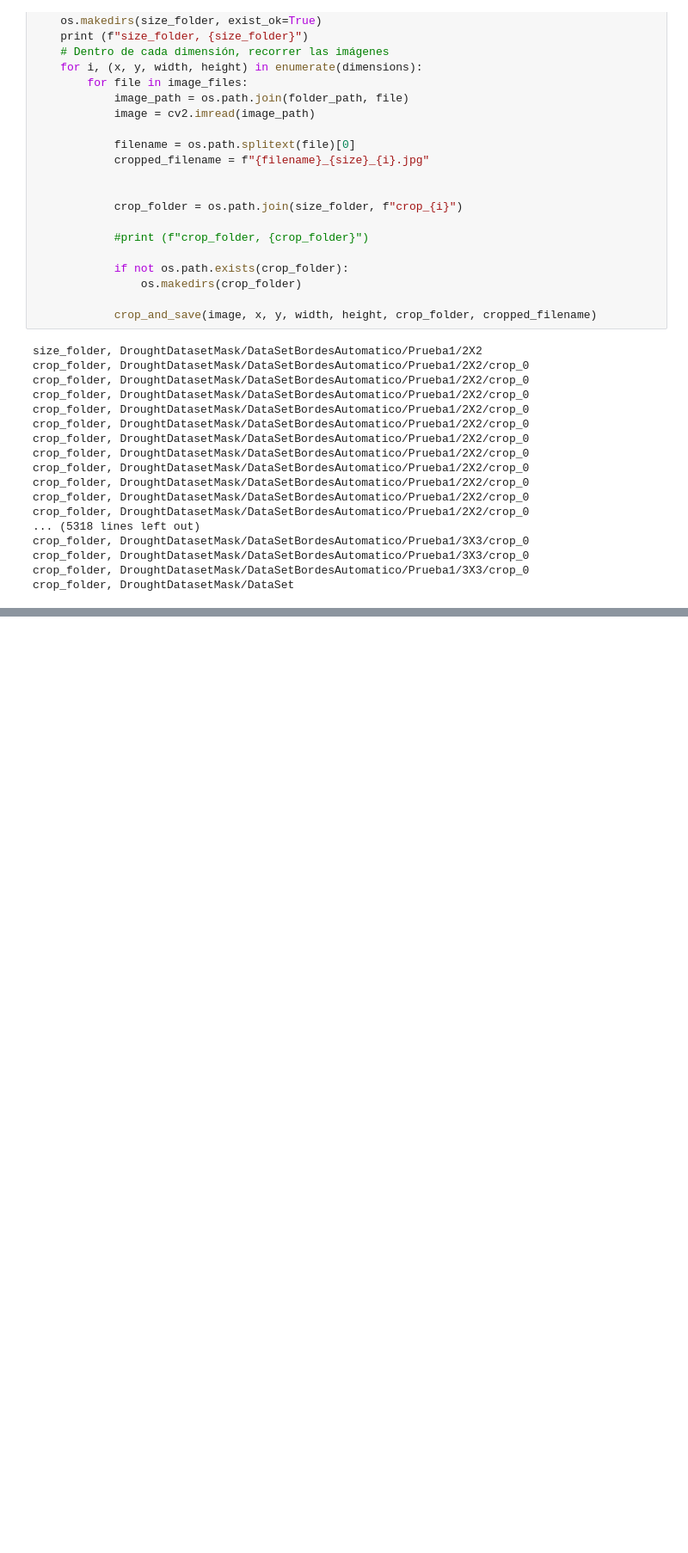
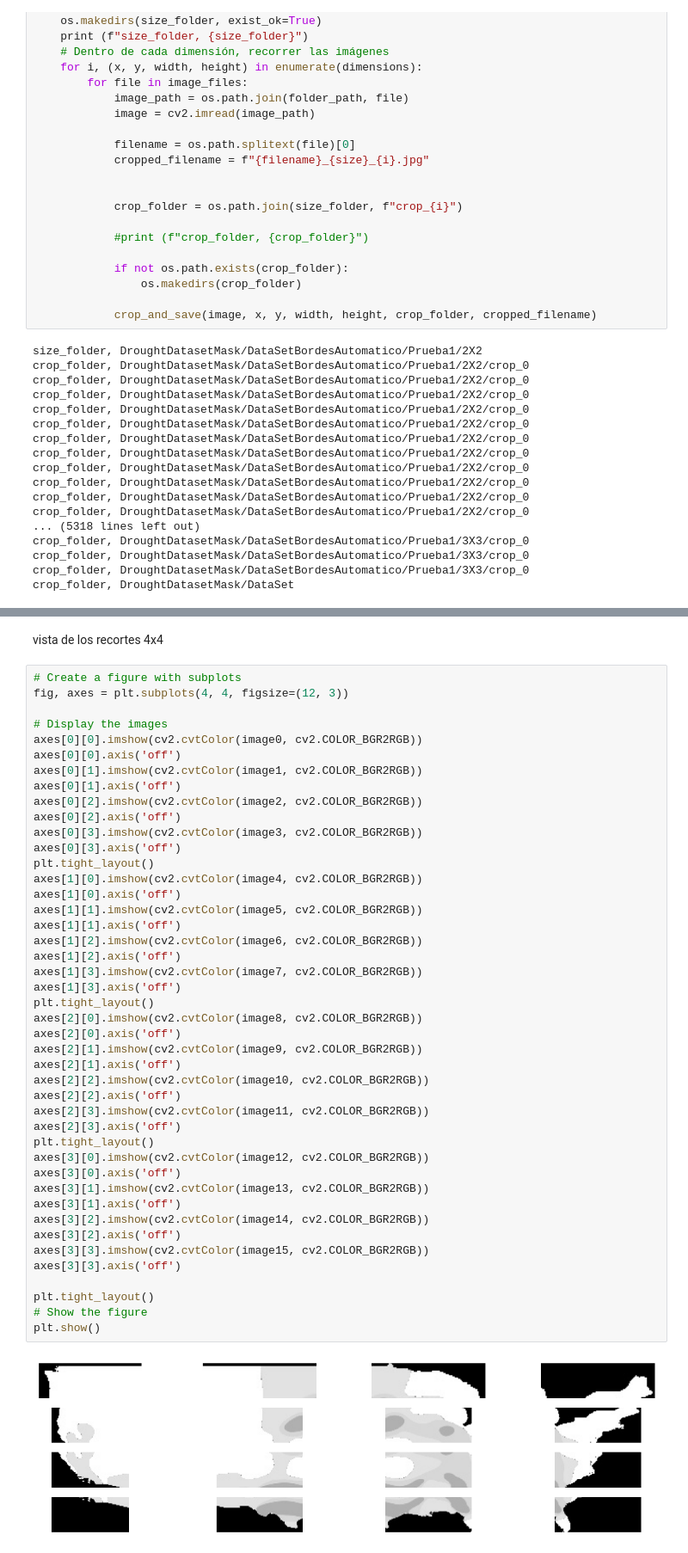
Before and after one commit to SahirReyes30/ImageXpartes, a Jupyter notebook: AjusteBordes.ipynb, the cells around one changed output, grey strips where cells are left out. Shown at 86% size. Drawn from its saved outputs; the diff is of its cells as text; blank space fills up the shorter version.

```diff
--- a/AjusteBordes.ipynb
+++ b/AjusteBordes.ipynb
@@ -694,0 +838,48 @@ Image shape: (31, 90, 3)
+# %% [markdown]
+vista de los recortes 4x4
+# %%
+# Create a figure with subplots
+fig, axes = plt.subplots(4, 4, figsize=(12, 3))
+
+# Display the images
+axes[0][0].imshow(cv2.cvtColor(image0, cv2.COLOR_BGR2RGB))
+axes[0][0].axis('off')
+axes[0][1].imshow(cv2.cvtColor(image1, cv2.COLOR_BGR2RGB))
+axes[0][1].axis('off')
+axes[0][2].imshow(cv2.cvtColor(image2, cv2.COLOR_BGR2RGB))
+axes[0][2].axis('off')
+axes[0][3].imshow(cv2.cvtColor(image3, cv2.COLOR_BGR2RGB))
+axes[0][3].axis('off')
+plt.tight_layout()
+axes[1][0].imshow(cv2.cvtColor(image4, cv2.COLOR_BGR2RGB))
+axes[1][0].axis('off')
+axes[1][1].imshow(cv2.cvtColor(image5, cv2.COLOR_BGR2RGB))
+axes[1][1].axis('off')
+axes[1][2].imshow(cv2.cvtColor(image6, cv2.COLOR_BGR2RGB))
+axes[1][2].axis('off')
+axes[1][3].imshow(cv2.cvtColor(image7, cv2.COLOR_BGR2RGB))
+axes[1][3].axis('off')
+plt.tight_layout()
+axes[2][0].imshow(cv2.cvtColor(image8, cv2.COLOR_BGR2RGB))
+axes[2][0].axis('off')
+axes[2][1].imshow(cv2.cvtColor(image9, cv2.COLOR_BGR2RGB))
+axes[2][1].axis('off')
+axes[2][2].imshow(cv2.cvtColor(image10, cv2.COLOR_BGR2RGB))
+axes[2][2].axis('off')
+axes[2][3].imshow(cv2.cvtColor(image11, cv2.COLOR_BGR2RGB))
+axes[2][3].axis('off')
+plt.tight_layout()
+axes[3][0].imshow(cv2.cvtColor(image12, cv2.COLOR_BGR2RGB))
+axes[3][0].axis('off')
+axes[3][1].imshow(cv2.cvtColor(image13, cv2.COLOR_BGR2RGB))
+axes[3][1].axis('off')
+axes[3][2].imshow(cv2.cvtColor(image14, cv2.COLOR_BGR2RGB))
+axes[3][2].axis('off')
+axes[3][3].imshow(cv2.cvtColor(image15, cv2.COLOR_BGR2RGB))
+axes[3][3].axis('off')
+
+plt.tight_layout()
+# Show the figure
+plt.show()
+# %% [output]
+[figure, added]
```
Also changed, not shown: parts of 4 cells of this notebook.
